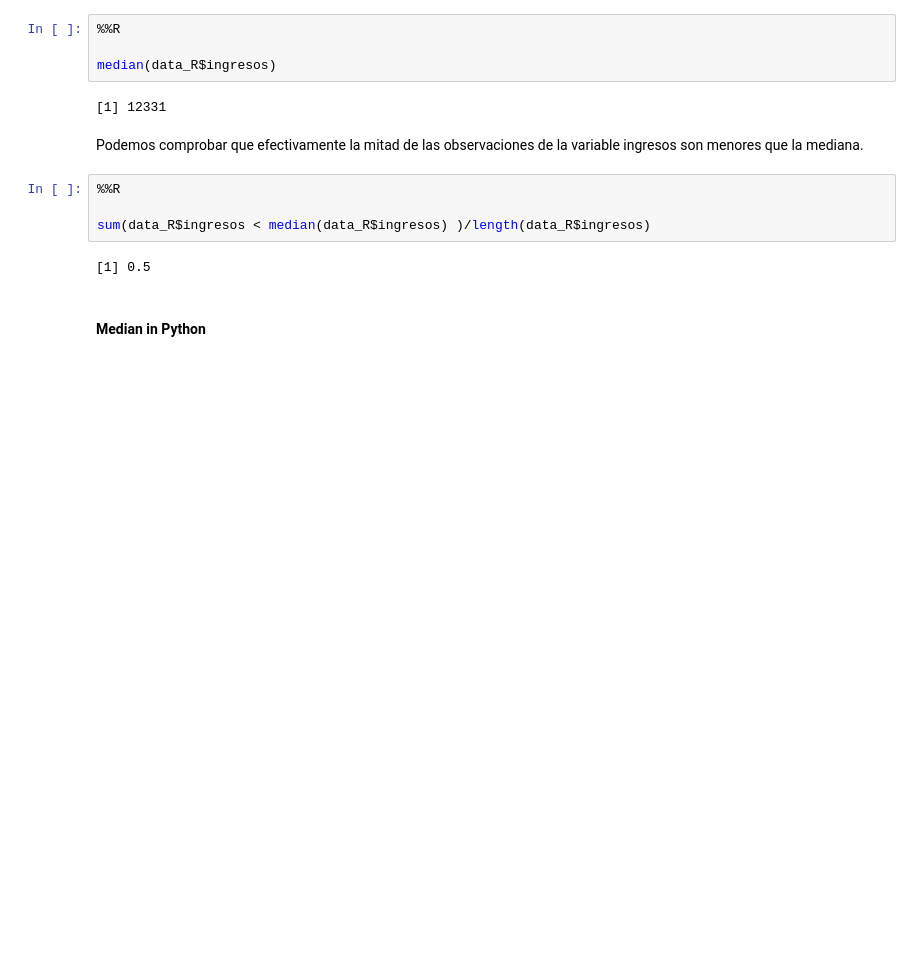
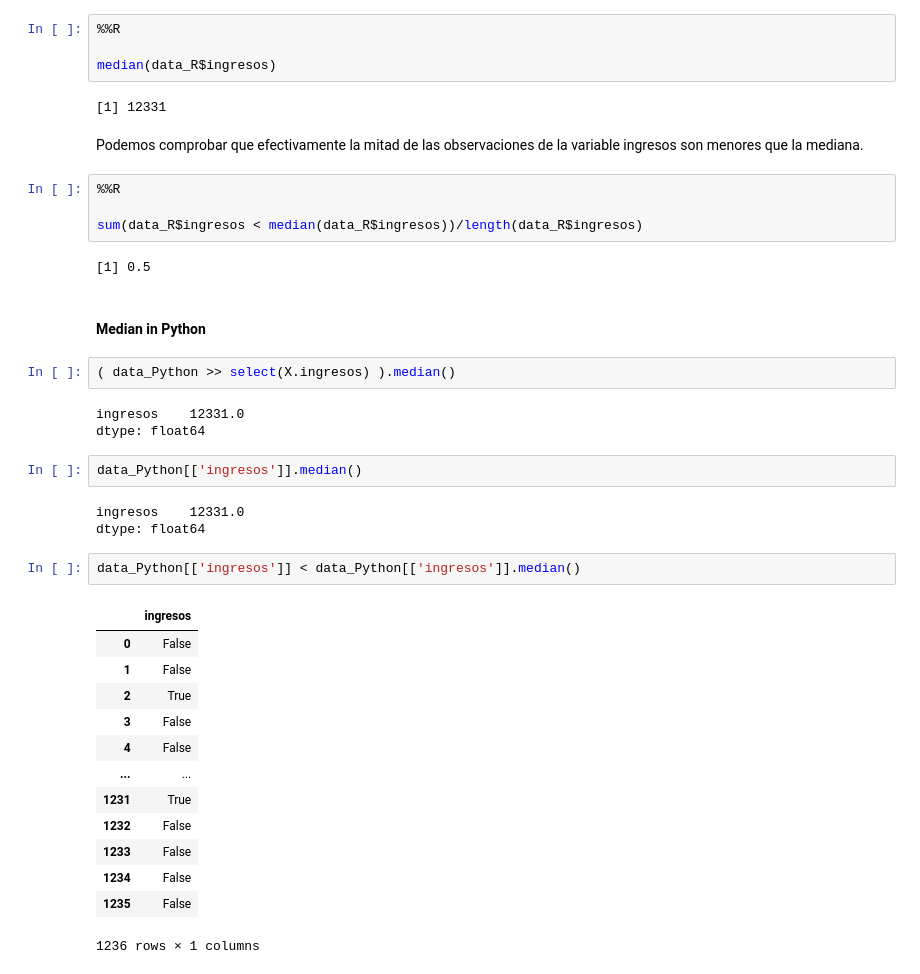
Before and after one commit to FabioScielzoOrtiz/Estadistica4all-blog, a Jupyter notebook: Descriptive Statisitcs in Python and R/Descriptive Statistics with Python and R.ipynb, the cells around one changed output. Cells and saved outputs as stored; diff of their text form; blank space fills up the shorter version.

```diff
--- a/Descriptive Statisitcs in Python and R/Descriptive Statistics with Python and R.ipynb
+++ b/Descriptive Statisitcs in Python and R/Descriptive Statistics with Python and R.ipynb
@@ -547,9 +547,35 @@ variable ingresos son menores que la mediana.
 # %%
 %%R
 
-sum(data_R$ingresos < median(data_R$ingresos) )/length(data_R$ingresos)
+sum(data_R$ingresos < median(data_R$ingresos))/length(data_R$ingresos)
 # %% [output]
 [1] 0.5
 # %% [markdown]
 
 #### Median in Python   <a class="anchor" id="12"></a>
+# %%
+( data_Python >> select(X.ingresos) ).median()
+# %% [output]
+ingresos    12331.0
+dtype: float64
+# %%
+data_Python[['ingresos']].median()
+# %% [output]
+ingresos    12331.0
+dtype: float64
+# %%
+data_Python[['ingresos']] < data_Python[['ingresos']].median()
+# %% [output]
+|  | ingresos |
+| 0 | False |
+| 1 | False |
+| 2 | True |
+| 3 | False |
+| 4 | False |
+| ... | ... |
+| 1231 | True |
+| 1232 | False |
+| 1233 | False |
+| 1234 | False |
+| 1235 | False |
+1236 rows × 1 columns
```
